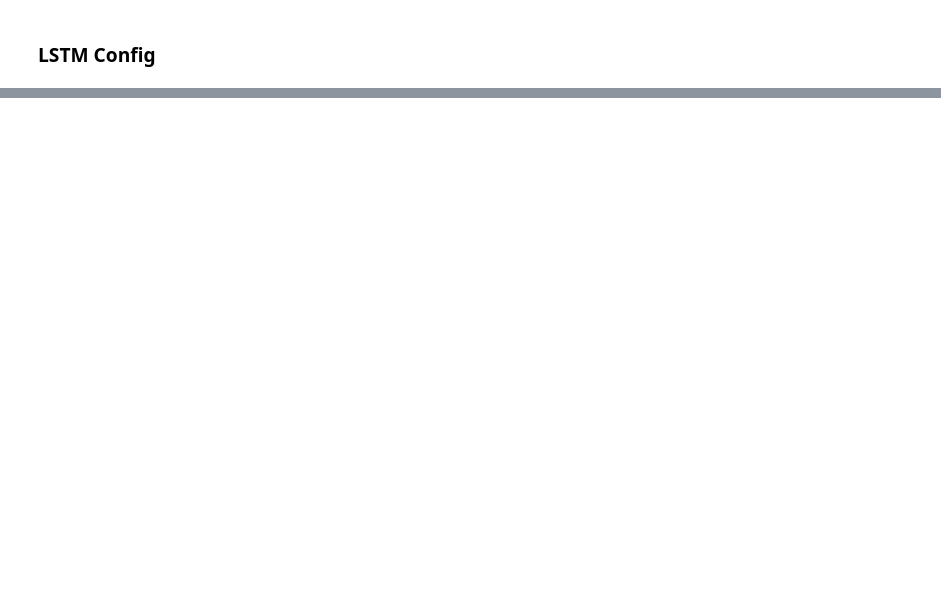
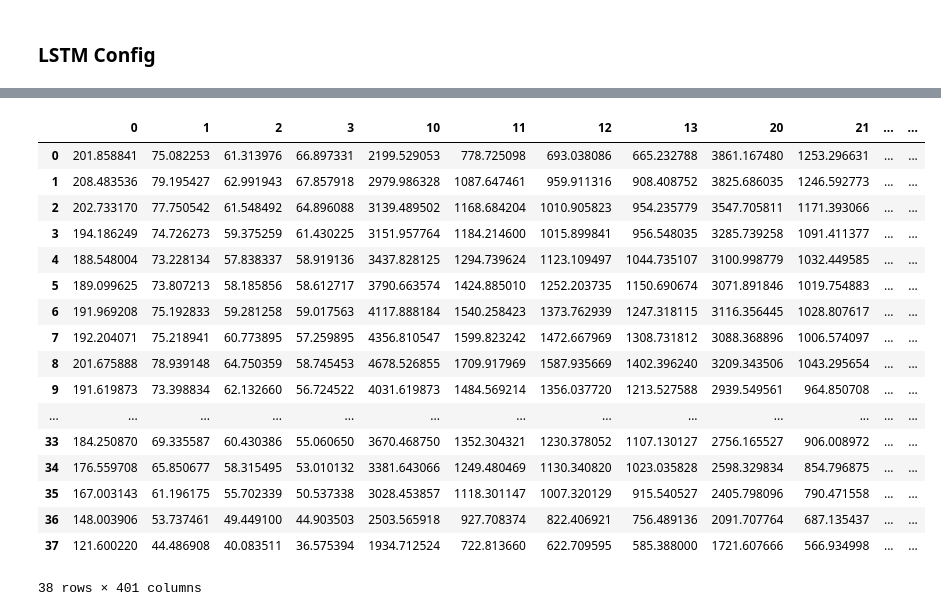
Before and after one commit to lucasBgabriel/traffic_forecasting, a Jupyter notebook: LSTM/LSTM Forecasting.ipynb, the cells around one changed output, grey strips where cells are left out. Cells and saved outputs as stored; diff of their text form; code cells hidden in the pictures; blank space fills up the shorter version.

```diff
--- a/LSTM/LSTM Forecasting.ipynb
+++ b/LSTM/LSTM Forecasting.ipynb
@@ -54,0 +121,4 @@ Batch size:                       64
+# %%
+XTrain, YTrain = np.array(XTrain), np.array(YTrain)
+print(XTrain.shape)
+print(YTrain.shape)
@@ -54,0 +175,26 @@ Batch size:                       64
+# %%
+train = users_df[:train_data_len]
+valid = users_df[train_data_len:]
+
+prediction['time_hour'] = valid['time_hour'].values
+
+prediction
+# %% [output]
+|  | 0 | 1 | 2 | 3 | 10 | 11 | 12 | 13 | 20 | 21 | ... | ... |
+| 0 | 201.858841 | 75.082253 | 61.313976 | 66.897331 | 2199.529053 | 778.725098 | 693.038086 | 665.232788 | 3861.167480 | 1253.296631 | ... | ... |
+| 1 | 208.483536 | 79.195427 | 62.991943 | 67.857918 | 2979.986328 | 1087.647461 | 959.911316 | 908.408752 | 3825.686035 | 1246.592773 | ... | ... |
+| 2 | 202.733170 | 77.750542 | 61.548492 | 64.896088 | 3139.489502 | 1168.684204 | 1010.905823 | 954.235779 | 3547.705811 | 1171.393066 | ... | ... |
+| 3 | 194.186249 | 74.726273 | 59.375259 | 61.430225 | 3151.957764 | 1184.214600 | 1015.899841 | 956.548035 | 3285.739258 | 1091.411377 | ... | ... |
+| 4 | 188.548004 | 73.228134 | 57.838337 | 58.919136 | 3437.828125 | 1294.739624 | 1123.109497 | 1044.735107 | 3100.998779 | 1032.449585 | ... | ... |
+| 5 | 189.099625 | 73.807213 | 58.185856 | 58.612717 | 3790.663574 | 1424.885010 | 1252.203735 | 1150.690674 | 3071.891846 | 1019.754883 | ... | ... |
+| 6 | 191.969208 | 75.192833 | 59.281258 | 59.017563 | 4117.888184 | 1540.258423 | 1373.762939 | 1247.318115 | 3116.356445 | 1028.807617 | ... | ... |
+| 7 | 192.204071 | 75.218941 | 60.773895 | 57.259895 | 4356.810547 | 1599.823242 | 1472.667969 | 1308.731812 | 3088.368896 | 1006.574097 | ... | ... |
+| 8 | 201.675888 | 78.939148 | 64.750359 | 58.745453 | 4678.526855 | 1709.917969 | 1587.935669 | 1402.396240 | 3209.343506 | 1043.295654 | ... | ... |
+| 9 | 191.619873 | 73.398834 | 62.132660 | 56.724522 | 4031.619873 | 1484.569214 | 1356.037720 | 1213.527588 | 2939.549561 | 964.850708 | ... | ... |
+| ... | ... | ... | ... | ... | ... | ... | ... | ... | ... | ... | ... | ... |
+| 33 | 184.250870 | 69.335587 | 60.430386 | 55.060650 | 3670.468750 | 1352.304321 | 1230.378052 | 1107.130127 | 2756.165527 | 906.008972 | ... | ... |
+| 34 | 176.559708 | 65.850677 | 58.315495 | 53.010132 | 3381.643066 | 1249.480469 | 1130.340820 | 1023.035828 | 2598.329834 | 854.796875 | ... | ... |
+| 35 | 167.003143 | 61.196175 | 55.702339 | 50.537338 | 3028.453857 | 1118.301147 | 1007.320129 | 915.540527 | 2405.798096 | 790.471558 | ... | ... |
+| 36 | 148.003906 | 53.737461 | 49.449100 | 44.903503 | 2503.565918 | 927.708374 | 822.406921 | 756.489136 | 2091.707764 | 687.135437 | ... | ... |
+| 37 | 121.600220 | 44.486908 | 40.083511 | 36.575394 | 1934.712524 | 722.813660 | 622.709595 | 585.388000 | 1721.607666 | 566.934998 | ... | ... |
+38 rows × 401 columns
```
Also changed, not shown: parts of 21 cells of this notebook.
